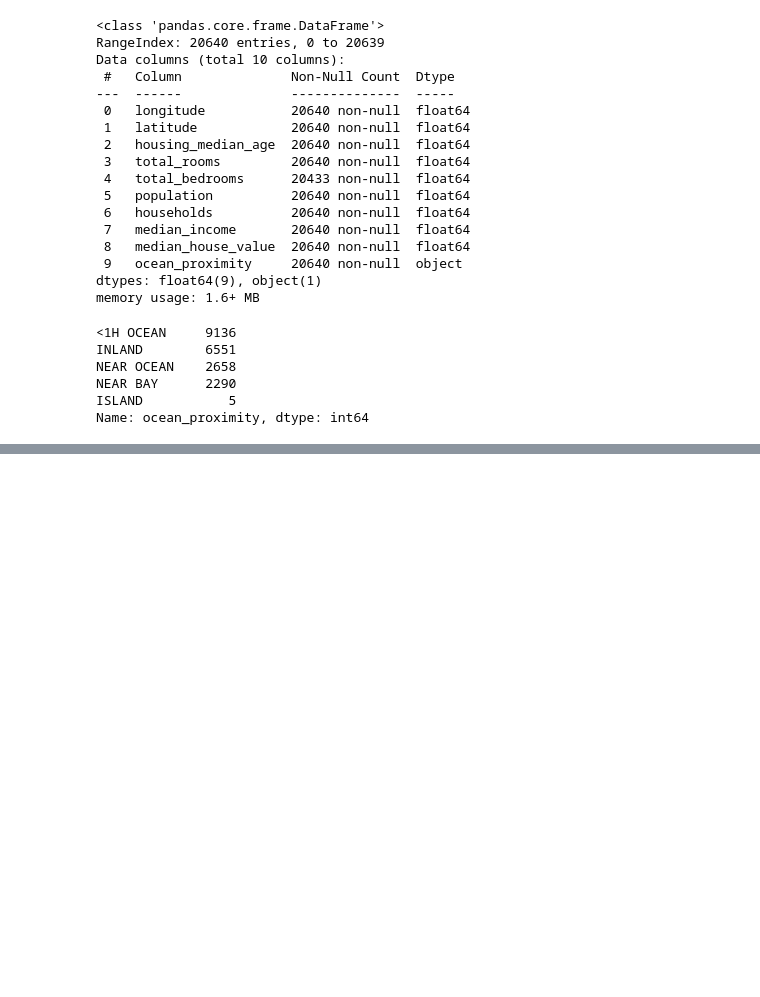
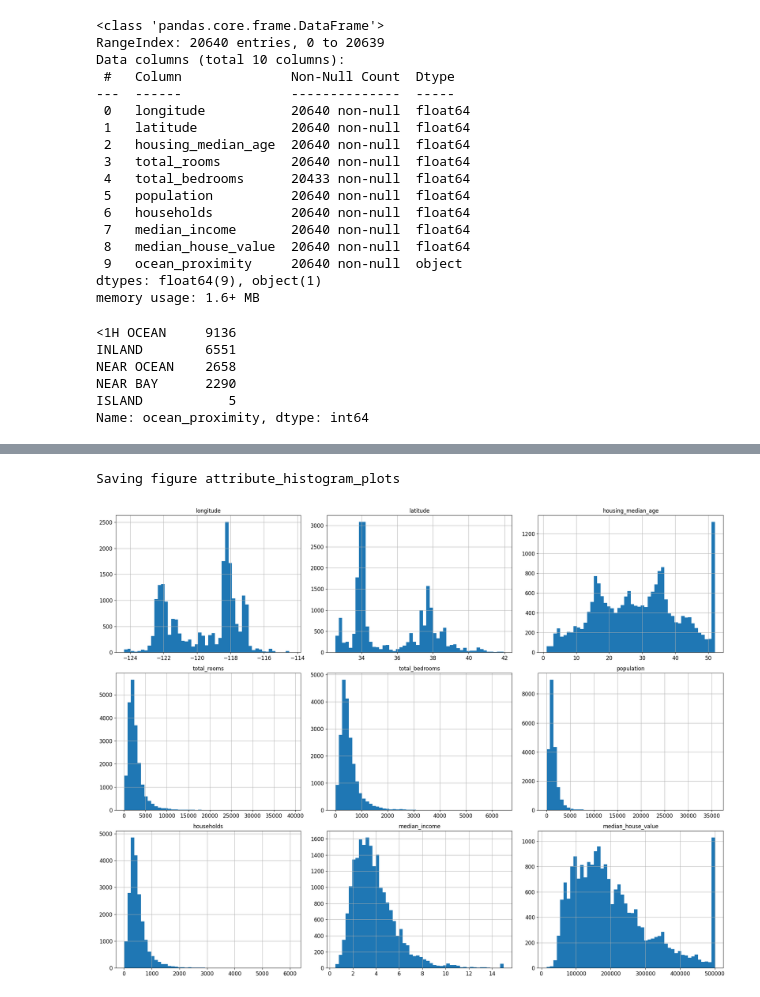
Before and after one commit to paulowe/toronto_real_estate_regression_model, a Jupyter notebook: district_pricing.ipynb, the cells around one changed output, grey strips where cells are left out. Saved outputs shown, nothing was run; the diff lists cells and outputs as text; code cells hidden in the pictures; blank space fills up the shorter version.

Commit message:
generate histograms

```diff
--- a/district_pricing.ipynb
+++ b/district_pricing.ipynb
@@ -101,3 +101,10 @@ housing.describe()
 | 50% | -118.490000 | 34.260000 | 29.000000 | 2127.000000 | 435.000000 | 1166.000000 | 409.000000 | ... |
 | 75% | -118.010000 | 37.710000 | 37.000000 | 3148.000000 | 647.000000 | 1725.000000 | 605.000000 | ... |
 | max | -114.310000 | 41.950000 | 52.000000 | 39320.000000 | 6445.000000 | 35682.000000 | 6082.000000 | ... |
+# %%
+housing.hist(bins=50, figsize=(20,15))
+save_fig("attribute_histogram_plots")
+plt.show()
+# %% [output]
+Saving figure attribute_histogram_plots
+[figure, added]
```
Also changed, not shown: 1 other file.
